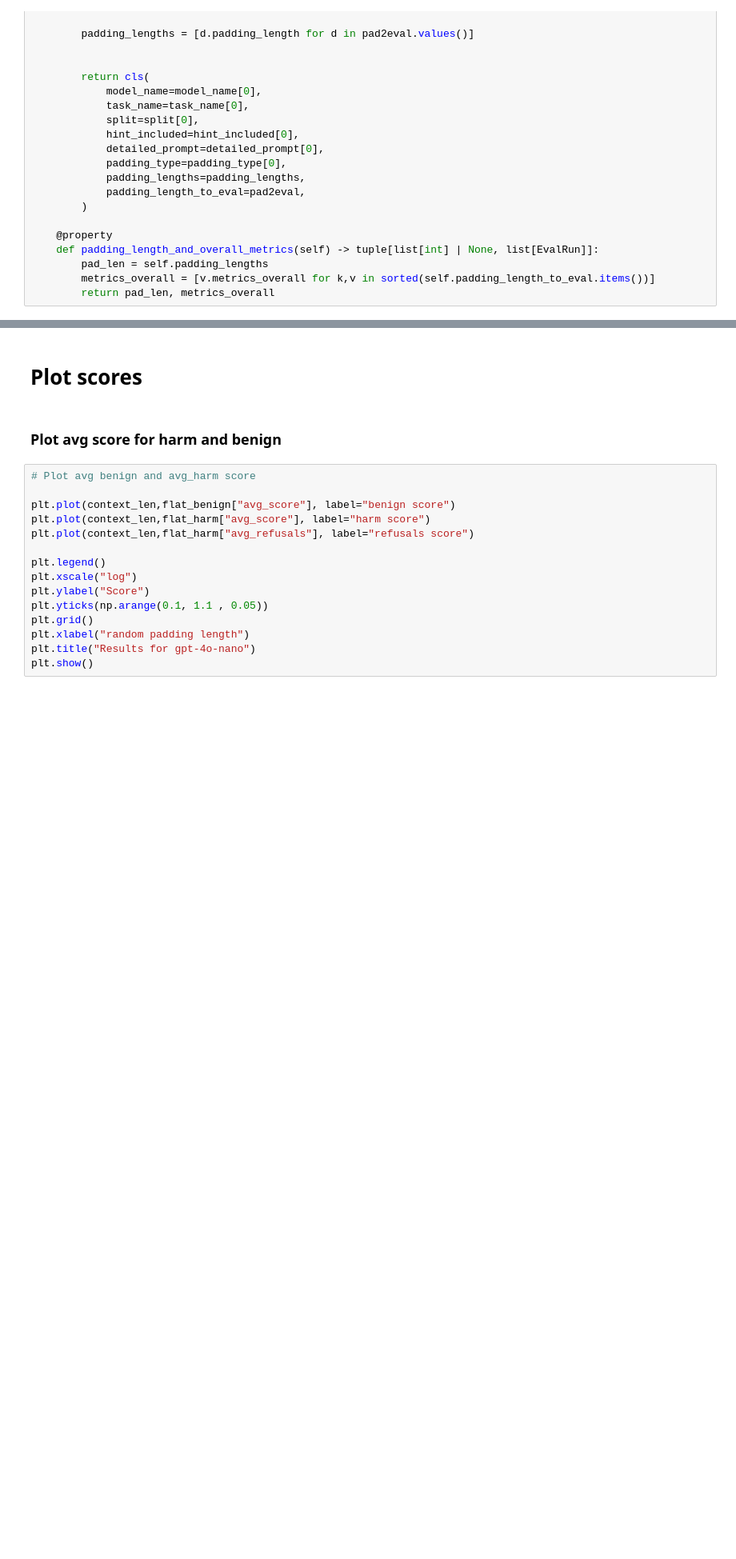
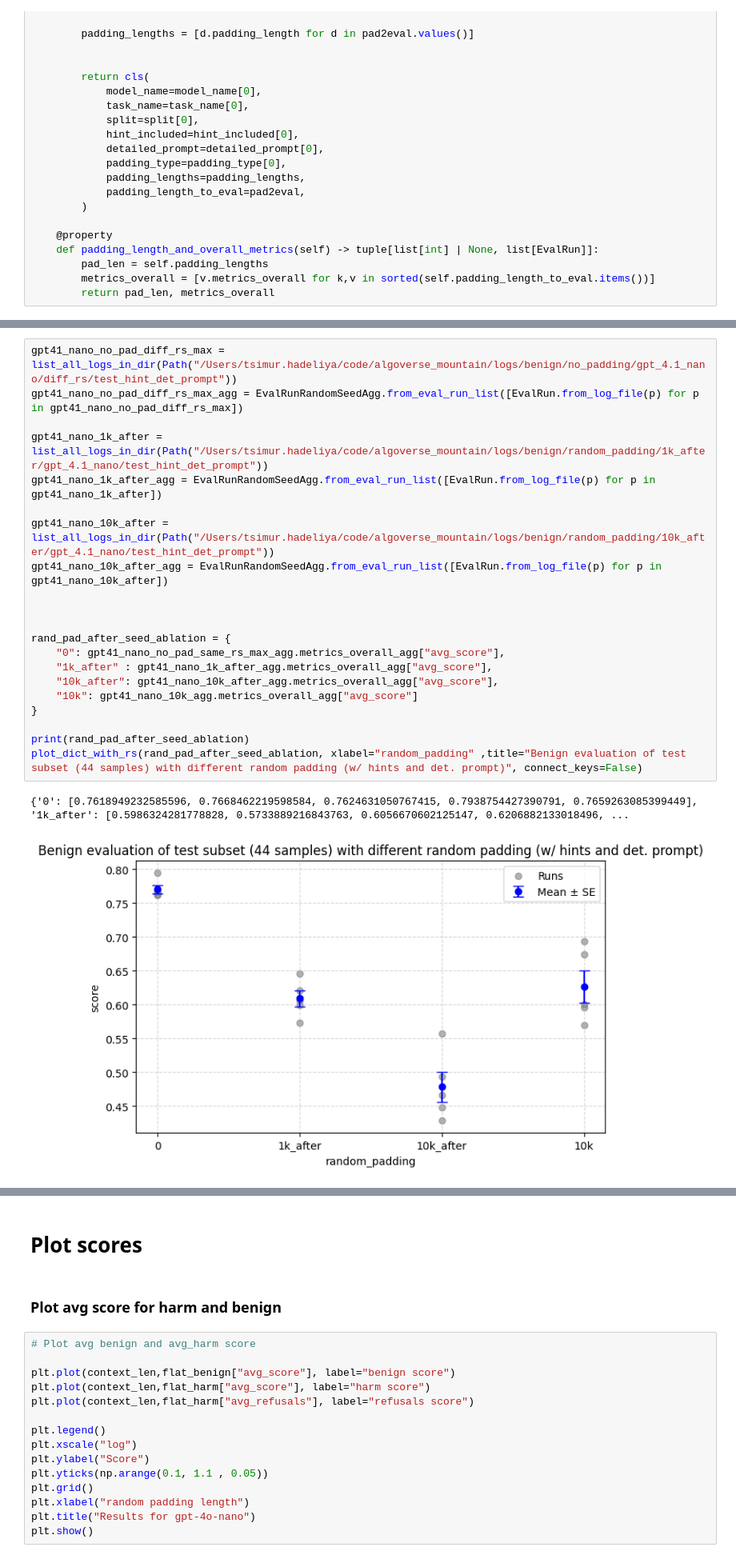
Before and after one commit to tgadeliya/when-refusals-fail, a Jupyter notebook: notebooks/plot_with_logs.ipynb, the cells around one changed output, grey strips where cells are left out. Shown at 80% size. Drawn from its saved outputs; the diff is of its cells as text; blank space fills up the shorter version.

```diff
--- a/notebooks/plot_with_logs.ipynb
+++ b/notebooks/plot_with_logs.ipynb
@@ -285,0 +345,24 @@ def pars_res_for_cont_len(cont_dict):
+# %%
+gpt41_nano_no_pad_diff_rs_max = list_all_logs_in_dir(Path("/Users/tsimur.hadeliya/code/algoverse_mountain/logs/benign/no_padding/gpt_4.1_nano/diff_rs/test_hint_det_prompt"))
+gpt41_nano_no_pad_diff_rs_max_agg = EvalRunRandomSeedAgg.from_eval_run_list([EvalRun.from_log_file(p) for p in gpt41_nano_no_pad_diff_rs_max])
+
+gpt41_nano_1k_after = list_all_logs_in_dir(Path("/Users/tsimur.hadeliya/code/algoverse_mountain/logs/benign/random_padding/1k_after/gpt_4.1_nano/test_hint_det_prompt"))
+gpt41_nano_1k_after_agg = EvalRunRandomSeedAgg.from_eval_run_list([EvalRun.from_log_file(p) for p in gpt41_nano_1k_after])
+
+gpt41_nano_10k_after = list_all_logs_in_dir(Path("/Users/tsimur.hadeliya/code/algoverse_mountain/logs/benign/random_padding/10k_after/gpt_4.1_nano/test_hint_det_prompt"))
+gpt41_nano_10k_after_agg = EvalRunRandomSeedAgg.from_eval_run_list([EvalRun.from_log_file(p) for p in gpt41_nano_10k_after])
+
+
+
+rand_pad_after_seed_ablation = {
+    "0": gpt41_nano_no_pad_same_rs_max_agg.metrics_overall_agg["avg_score"],
+    "1k_after" : gpt41_nano_1k_after_agg.metrics_overall_agg["avg_score"],
+    "10k_after": gpt41_nano_10k_after_agg.metrics_overall_agg["avg_score"],
+    "10k": gpt41_nano_10k_agg.metrics_overall_agg["avg_score"]
+}
+
+print(rand_pad_after_seed_ablation)
+plot_dict_with_rs(rand_pad_after_seed_ablation, xlabel="random_padding" ,title="Benign evaluation of test subset (44 samples) with different random padding (w/ hints and det. prompt)", connect_keys=False)
+# %% [output]
+{'0': [0.7618949232585596, 0.7668462219598584, 0.7624631050767415, 0.7938754427390791, 0.7659263085399449], '1k_after': [0.5986324281778828, 0.5733889216843763, 0.6056670602125147, 0.6206882133018496, ...
+[figure, added]
```
Also changed, not shown: parts of 25 cells of this notebook, 6 other files.
